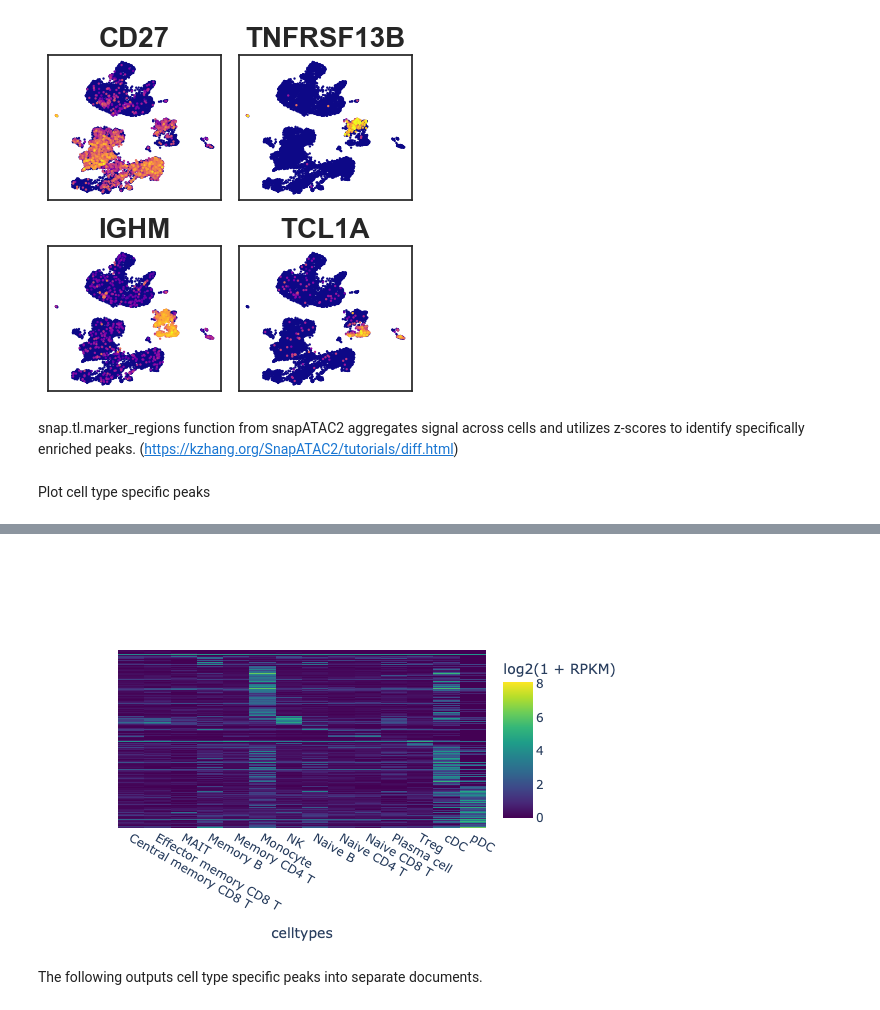
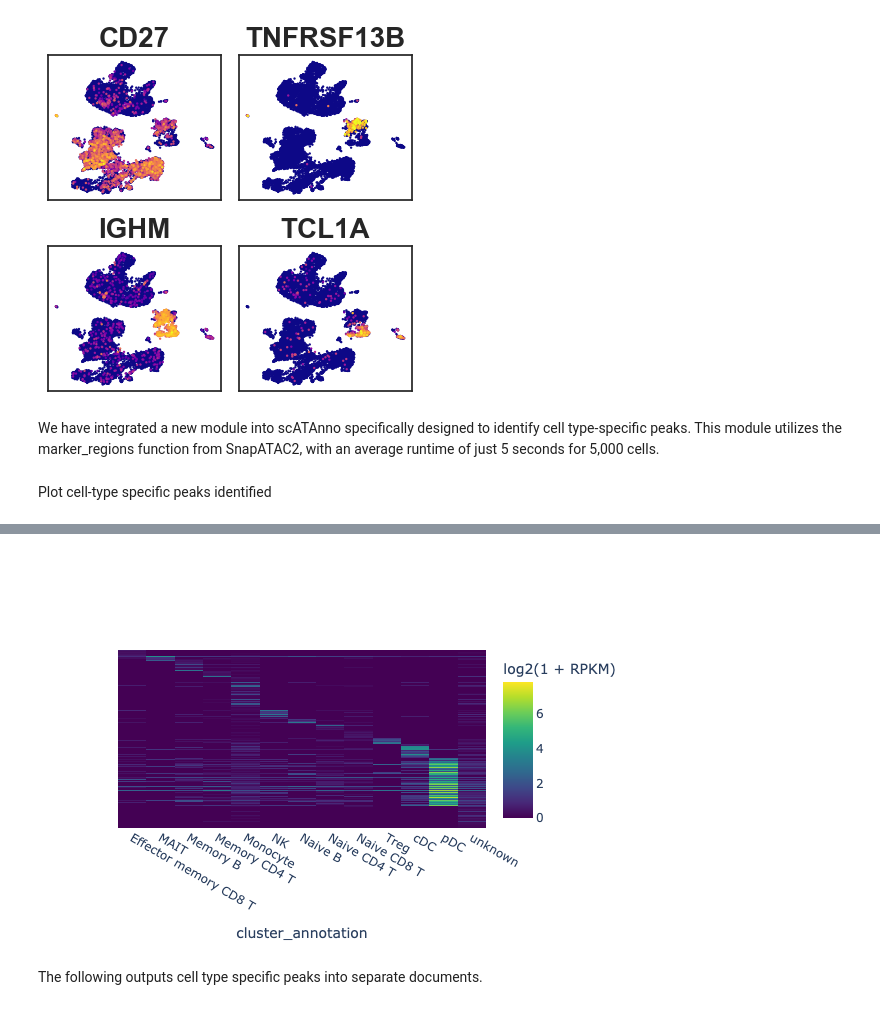
Before and after one commit to Yijia-Jiang/scATAnno-main, a Jupyter notebook: doc/tutorials/demo_PBMC10K_Multiome.ipynb, the cells around one changed output, grey strips where cells are left out. Cells and saved outputs as stored; diff of their text form; code cells hidden in the pictures.

```diff
--- a/doc/tutorials/demo_PBMC10K_Multiome.ipynb
+++ b/doc/tutorials/demo_PBMC10K_Multiome.ipynb
@@ -47,15 +47,15 @@ Donwload palette file
 # %% [markdown]
 We load reference atlas data and query data. Reference atlas is stored as h5ad AnnData in the data directory; query data is imported from QuickATAC output.
 # %%
-os.chdir("/Users/francis/Desktop/scATAnno-main")
+os.chdir("scATAnno-main")
 
 output_name = "PBMC_10K_Multiome"
 out_dir = os.path.join("scATAnno-main/case_study", output_name)
 os.makedirs(out_dir, exist_ok=True)
 
-reference_data_path = "scATAnno-main/data/Reference/PBMC_reference_atlas_final.h5ad"
+reference_data_path = "PBMC_reference_atlas_final.h5ad"
 reference_data = scATAnno_preprocess.load_reference_data(reference_data_path)
-query_data = scATAnno_preprocess.import_query_data(path = 'scATAnno-main/data/PBMC10k_multiome_vPBMCatlas/scATAC/',
+query_data = scATAnno_preprocess.import_query_data(path = 'PBMC10k_multiome_vPBMCatlas/scATAC/',
                                     mtx_file = 'matrix.mtx.gz',
                                     cells_file = 'barcodes.tsv.gz',
                                     features_file = 'features.tsv.gz',
@@ -192,7 +197,7 @@ sc.pl.umap(query_annotated, color = "cluster_annotation",palette=celltype_palett
 # %% [markdown]
 We benchmark scATAnno results with seurat annotation. Seurat annotation is stored in "Seurat_RNA_annotation.csv"
 # %%
-seurat_df = pd.read_csv(os.path.join("scATAnno-main/data/PBMC10k_multiome_vPBMCatlas/","Seurat_RNA_annotation.csv"), index_col=0)
+seurat_df = pd.read_csv(os.path.join("PBMC10k_multiome_vPBMCatlas/","Seurat_RNA_annotation.csv"), index_col=0)
 query_annotated = query_annotated[query_annotated.obs.index.isin(seurat_df.index)]
 query_annotated.obs = pd.merge(query_annotated.obs, seurat_df, left_index=True, right_index=True)
 query_annotated
@@ -372,12 +377,11 @@ plt.show()
 ... storing 'interval' as categorical
 [figure]
 # %% [markdown]
-snap.tl.marker_regions function from snapATAC2 aggregates signal across cells and utilizes z-scores to identify specifically enriched peaks.
-(https://kzhang.org/SnapATAC2/tutorials/diff.html)
+We have integrated a new module into scATAnno specifically designed to identify cell type-specific peaks. This module utilizes the marker_regions function from SnapATAC2, with an average runtime of just 5 seconds for 5,000 cells.
 # %%
-marker_peaks = snap.tl.marker_regions(reference_data, groupby='celltypes', pvalue=0.01)
+marker_peaks = snap.tl.marker_regions(query_annotated, groupby='cluster_annotation', pvalue=0.001)
 # %% [markdown]
-Plot cell type specific peaks
+Plot cell-type specific peaks identified
 # %%
-snap.pl.regions(reference_data, groupby='celltypes', peaks=marker_peaks, interactive=False)
+snap.pl.regions(query_annotated, groupby='cluster_annotation', peaks=marker_peaks, interactive=False)
 # %% [output]
@@ -385,3 +388,3 @@ snap.pl.regions(reference_data, groupby='celltypes', peaks=marker_peaks, interac
-[figure, old version]
+[figure, new version]
 # %% [markdown]
 The following outputs cell type specific peaks into separate documents.
```
Also changed, not shown: parts of 7 cells of this notebook.
